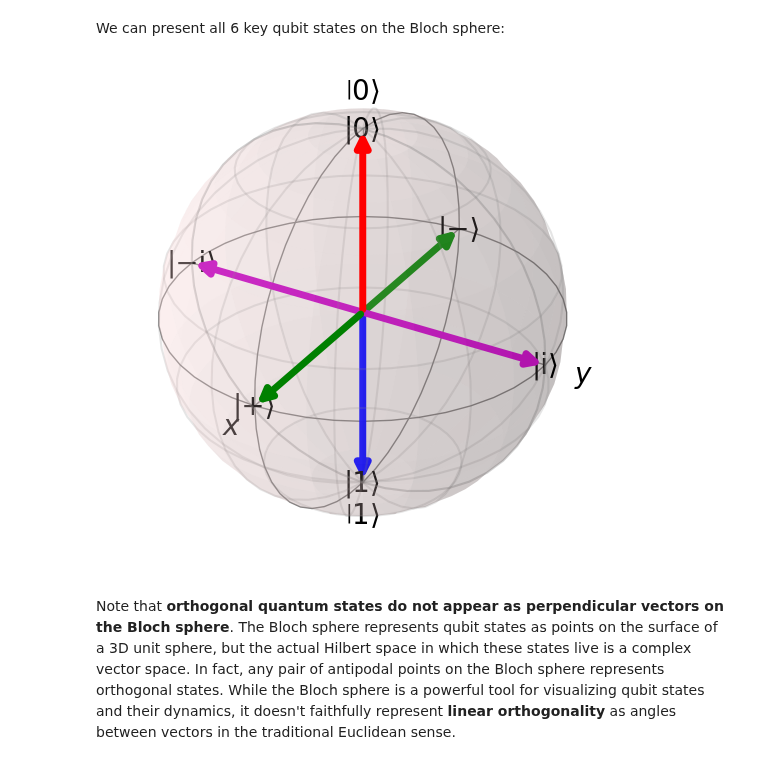
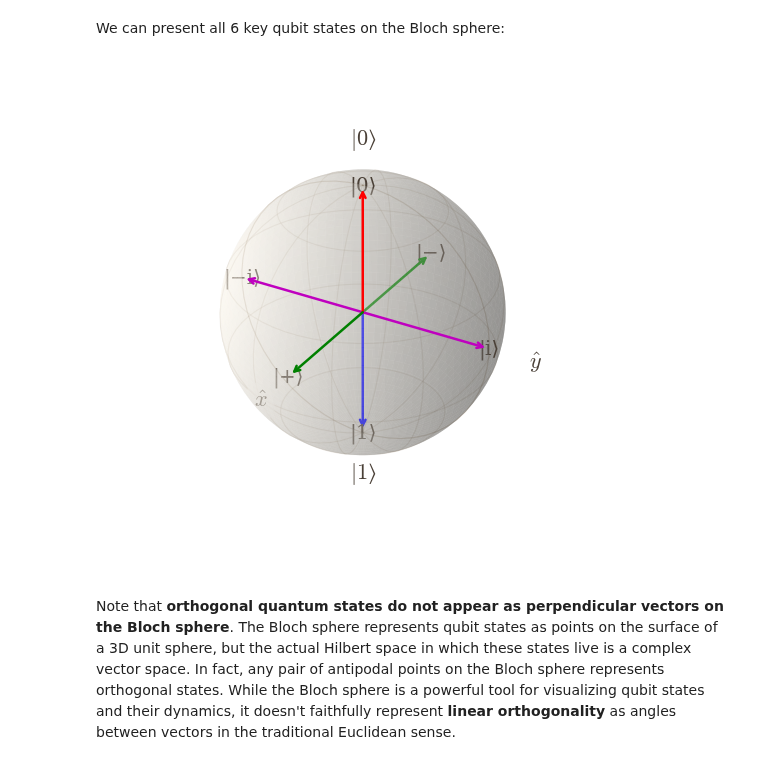
Before and after one commit to godott/quantum_computing_in_python_book, a Jupyter notebook: chap1-2.ipynb, the cells around one changed output. Saved outputs shown, nothing was run; the diff lists cells and outputs as text; code cells hidden in the pictures.

```diff
--- a/chap1-2.ipynb
+++ b/chap1-2.ipynb
@@ -296,38 +296,37 @@ Understanding this geometry builds the foundation for interpreting quantum dynam
 We can present all 6 key qubit states on the Bloch sphere:
 # %%
 import numpy as np
-from qiskit.visualization.bloch import Bloch
 
 # Define Bloch vector from θ and φ
 def bloch_vector(theta, phi):
     x = np.sin(theta) * np.cos(phi)
     y = np.sin(theta) * np.sin(phi)
     z = np.cos(theta)
     return [x, y, z]
 
 # Define Bloch coordinates for six states
 states = {
     '|0⟩':  (0, 0),                  # north pole
     '|1⟩':  (np.pi, 0),              # south pole
     '|+⟩':  (np.pi/2, 0),            # x-axis
     '|−⟩':  (np.pi/2, np.pi),        # -x-axis
     '|i⟩':  (np.pi/2, np.pi/2),      # y-axis
     '|−i⟩': (np.pi/2, 3*np.pi/2),    # -y-axis
 }
 
 # Initialize Bloch sphere
 b = Bloch()
 b.vector_color = ['r', 'b', 'g', 'g', 'm', 'm']
 
 # Add vectors to Bloch sphere
 for label, (theta, phi) in states.items():
     vec = bloch_vector(theta, phi)
     b.add_vectors(vec)
     b.add_annotation(vec, text=label)
 
-b.render()
+b.show()
 # %% [output]
-[figure, old version]
+[figure, new version]
 # %% [markdown]
 Note that **orthogonal quantum states do not  appear as perpendicular vectors on the Bloch sphere**. The Bloch sphere represents qubit states as points on the surface of a 3D unit sphere, but the actual Hilbert space in which these states live is a complex vector space. In fact, any pair of antipodal points on the Bloch sphere represents orthogonal states. While the Bloch sphere is a powerful tool for visualizing qubit states and their dynamics, it doesn't faithfully represent **linear orthogonality** as angles between vectors in the traditional Euclidean sense.
 # %% [markdown]
```
Also changed, not shown: parts of 1 cell of this notebook, 3 other files.
